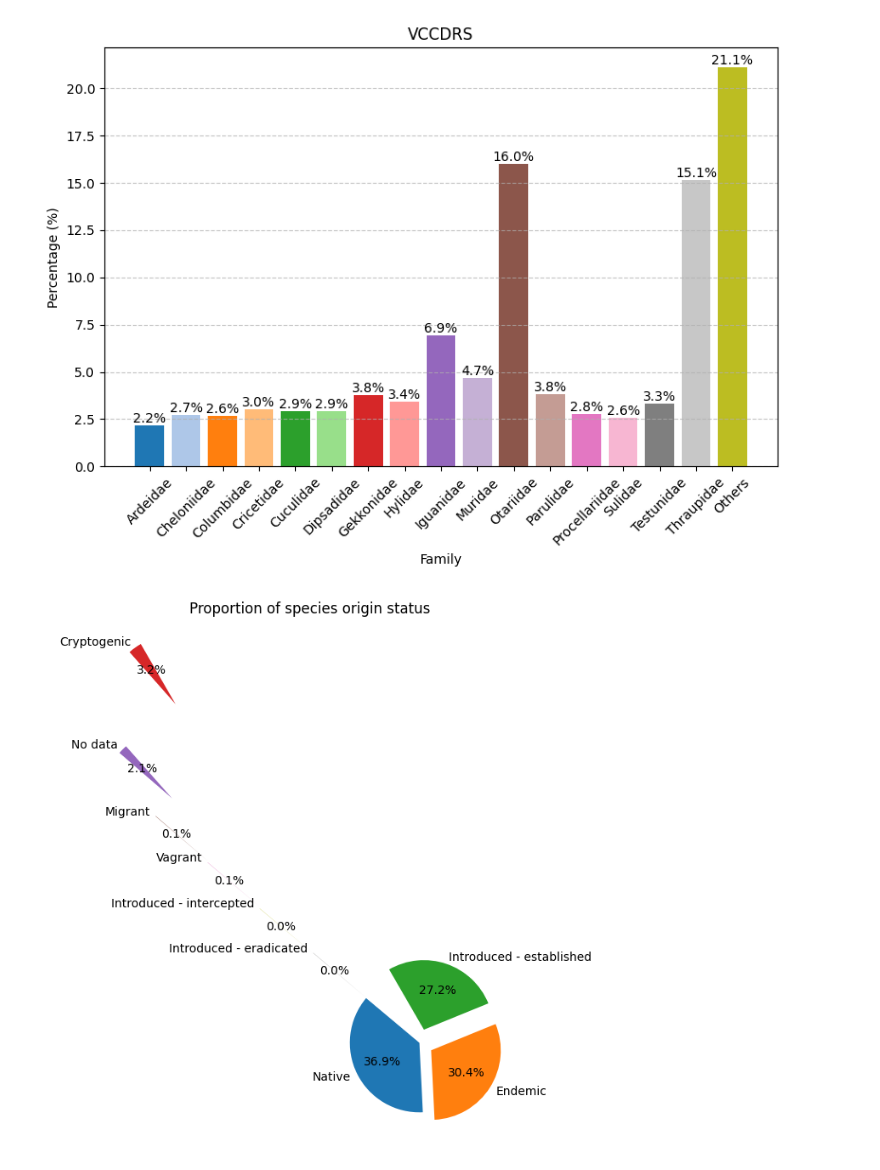
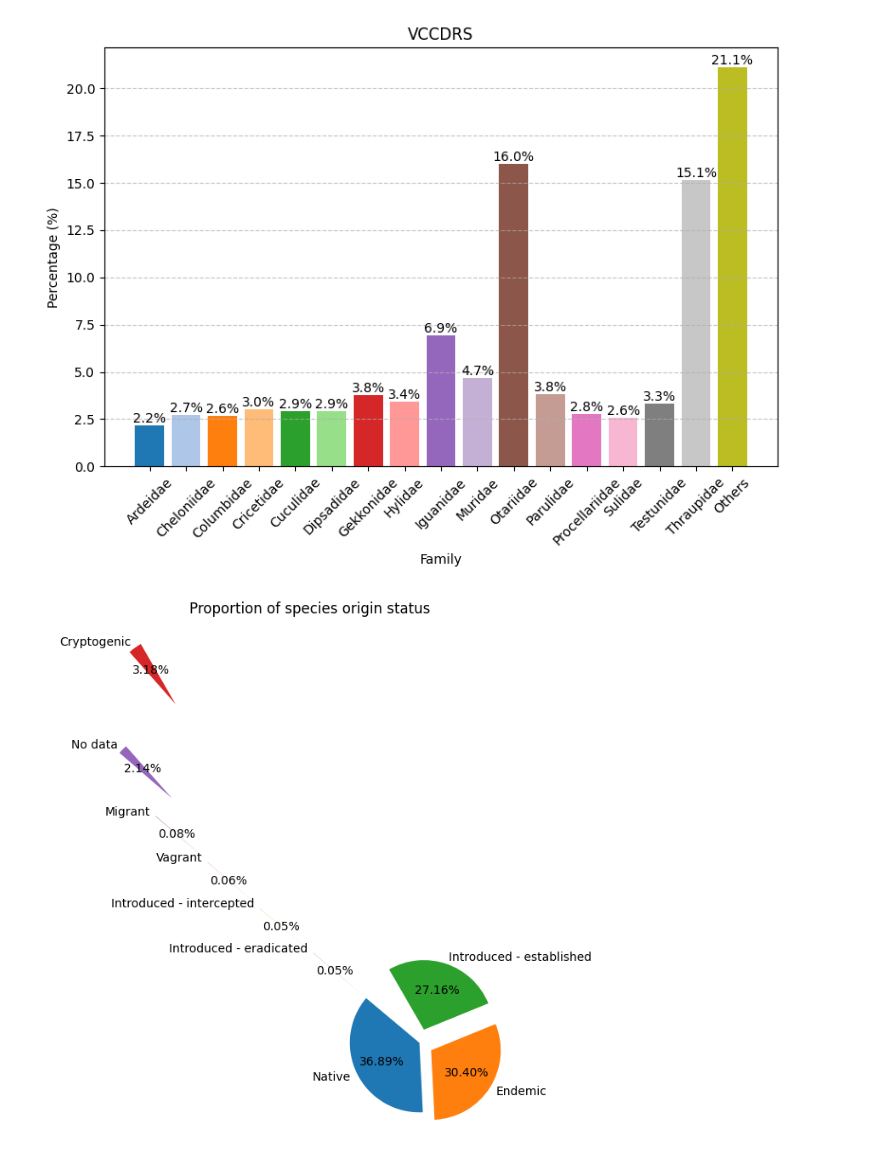
Before and after one commit to sahidalgo1/Assessment_FCD, a Jupyter notebook: Exercise.ipynb, the cells around one changed output. Cells and saved outputs as stored; diff of their text form; code cells hidden in the pictures.

```diff
--- a/Exercise.ipynb
+++ b/Exercise.ipynb
@@ -132,16 +132,16 @@ for columna in proporciones_df.columns:
 # %%
 # Convert to DataFrame
 proportions_o_df = pd.DataFrame(proportions_o)
 proportions_o_df.columns = ['Percentage']
 
 # Define explode
 explode = [0,0.2,0.2,6,5,4,3,1,2]  # Explode only the second label, adjust as needed
 
 # Plot
 plt.figure(figsize=(8, 8))
-plt.pie(proportions_o_df['Percentage'], labels=proportions_o_df.index, explode=explode, autopct='%1.1f%%', startangle=140)
+plt.pie(proportions_o_df['Percentage'], labels=proportions_o_df.index, explode=explode, autopct='%2.2f%%', startangle=140)
 plt.title('Proportion of species origin status')
 plt.axis('equal')  # Equal aspect ratio ensures that pie is drawn as a circle.
 plt.show()
 # %% [output]
-[figure, old version]
+[figure, new version]
```
